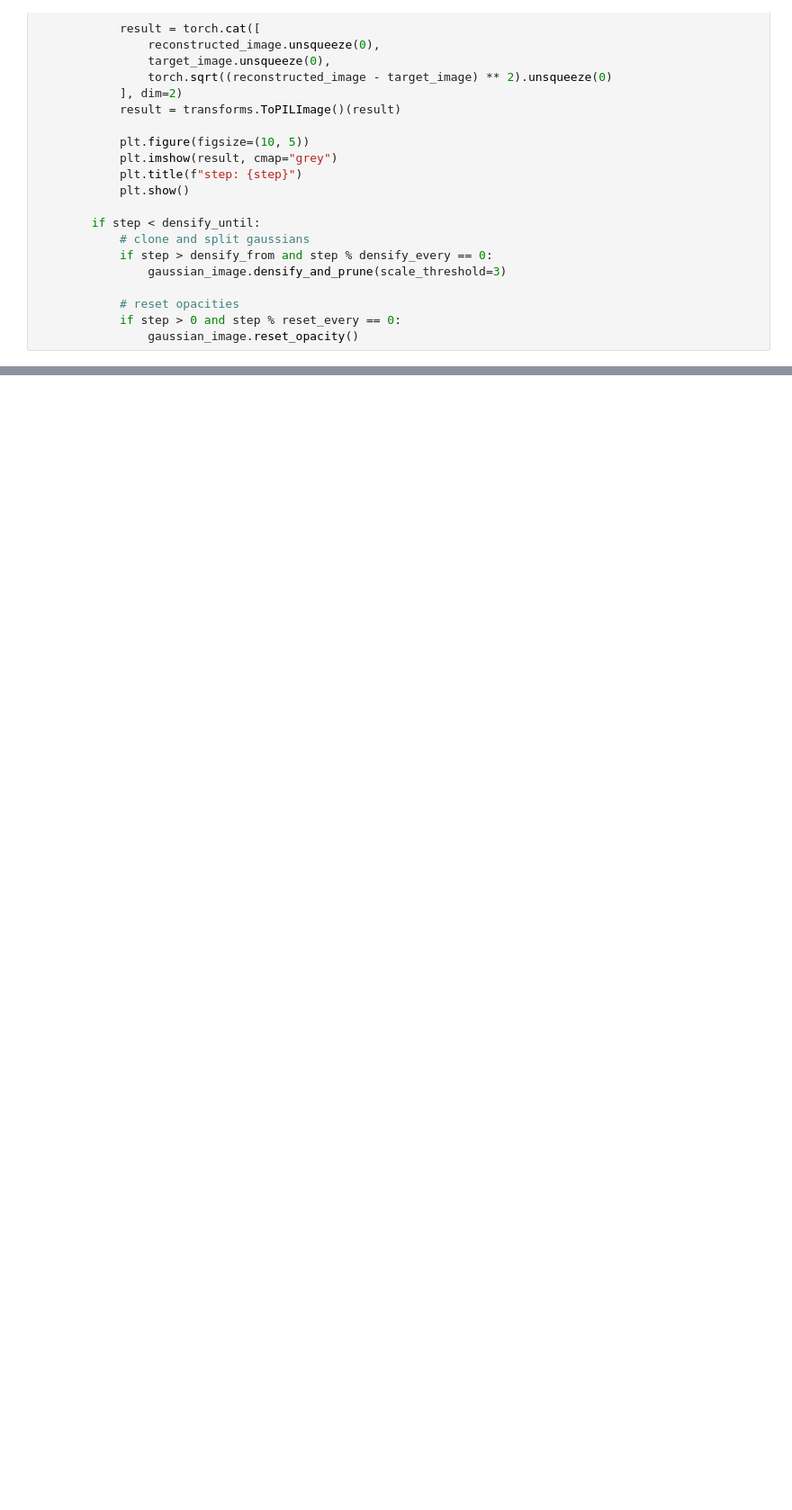
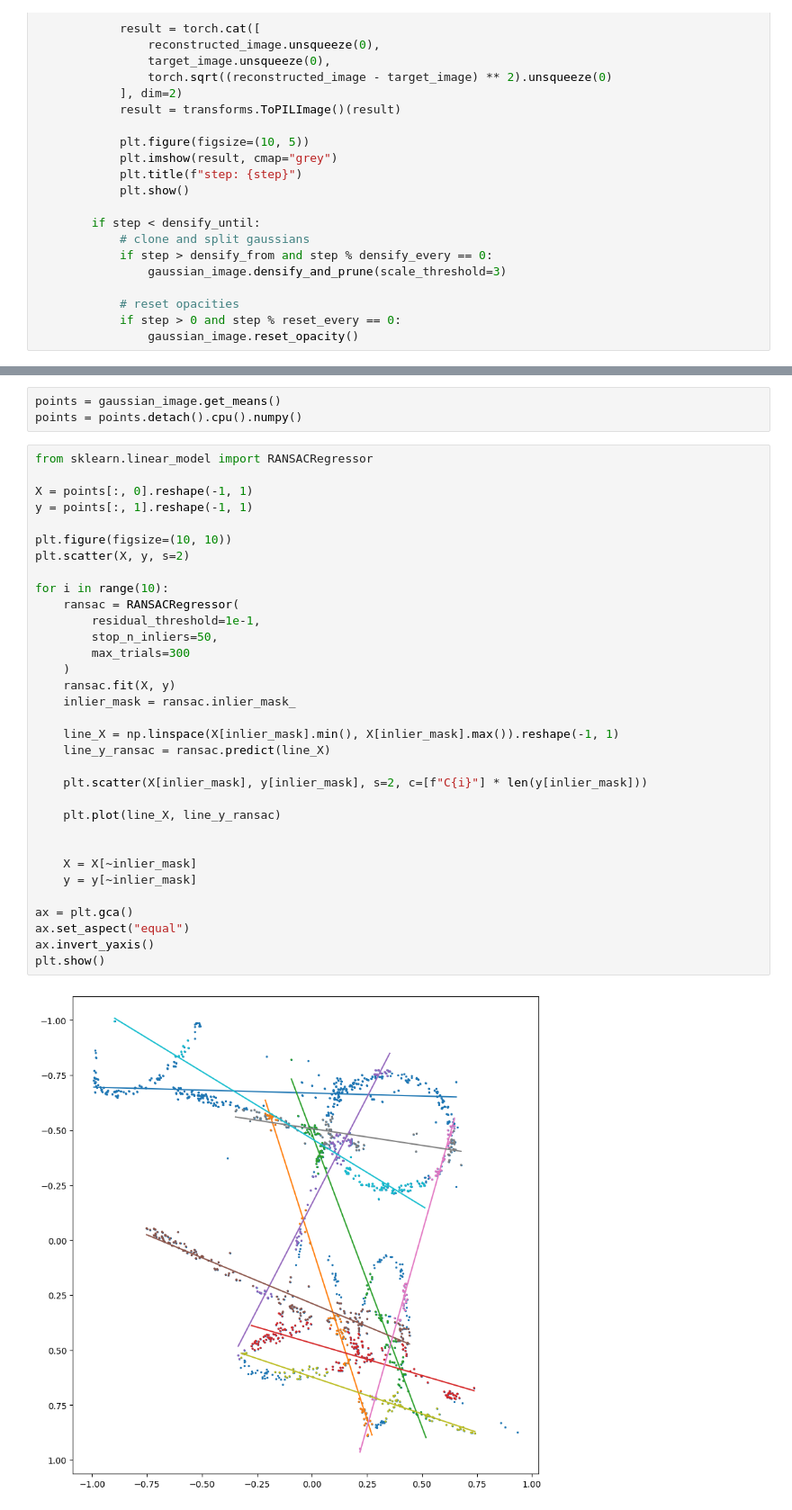
Before and after one commit to mtaktash/gs_2d_toy, a Jupyter notebook: example.ipynb, the cells around one changed output, grey strips where cells are left out. Shown at 90% size. Cells and saved outputs as stored; diff of their text form; blank space fills up the shorter version.

```diff
--- a/example.ipynb
+++ b/example.ipynb
@@ -131,0 +136,38 @@ optimization_loop(gaussian_image)
+# %%
+points = gaussian_image.get_means()
+points = points.detach().cpu().numpy()
+# %%
+from sklearn.linear_model import RANSACRegressor
+
+X = points[:, 0].reshape(-1, 1)
+y = points[:, 1].reshape(-1, 1)
+
+plt.figure(figsize=(10, 10))
+plt.scatter(X, y, s=2)
+
+for i in range(10):
+    ransac = RANSACRegressor(
+        residual_threshold=1e-1,
+        stop_n_inliers=50,
+        max_trials=300
+    )
+    ransac.fit(X, y)
+    inlier_mask = ransac.inlier_mask_
+
+    line_X = np.linspace(X[inlier_mask].min(), X[inlier_mask].max()).reshape(-1, 1)
+    line_y_ransac = ransac.predict(line_X)
+
+    plt.scatter(X[inlier_mask], y[inlier_mask], s=2, c=[f"C{i}"] * len(y[inlier_mask]))
+
+    plt.plot(line_X, line_y_ransac)
+
+
+    X = X[~inlier_mask]
+    y = y[~inlier_mask]
+
+ax = plt.gca()
+ax.set_aspect("equal")
+ax.invert_yaxis()
+plt.show()
+# %% [output]
+[figure, added]
```
Also changed, not shown: parts of 4 cells of this notebook, 1 other file.
